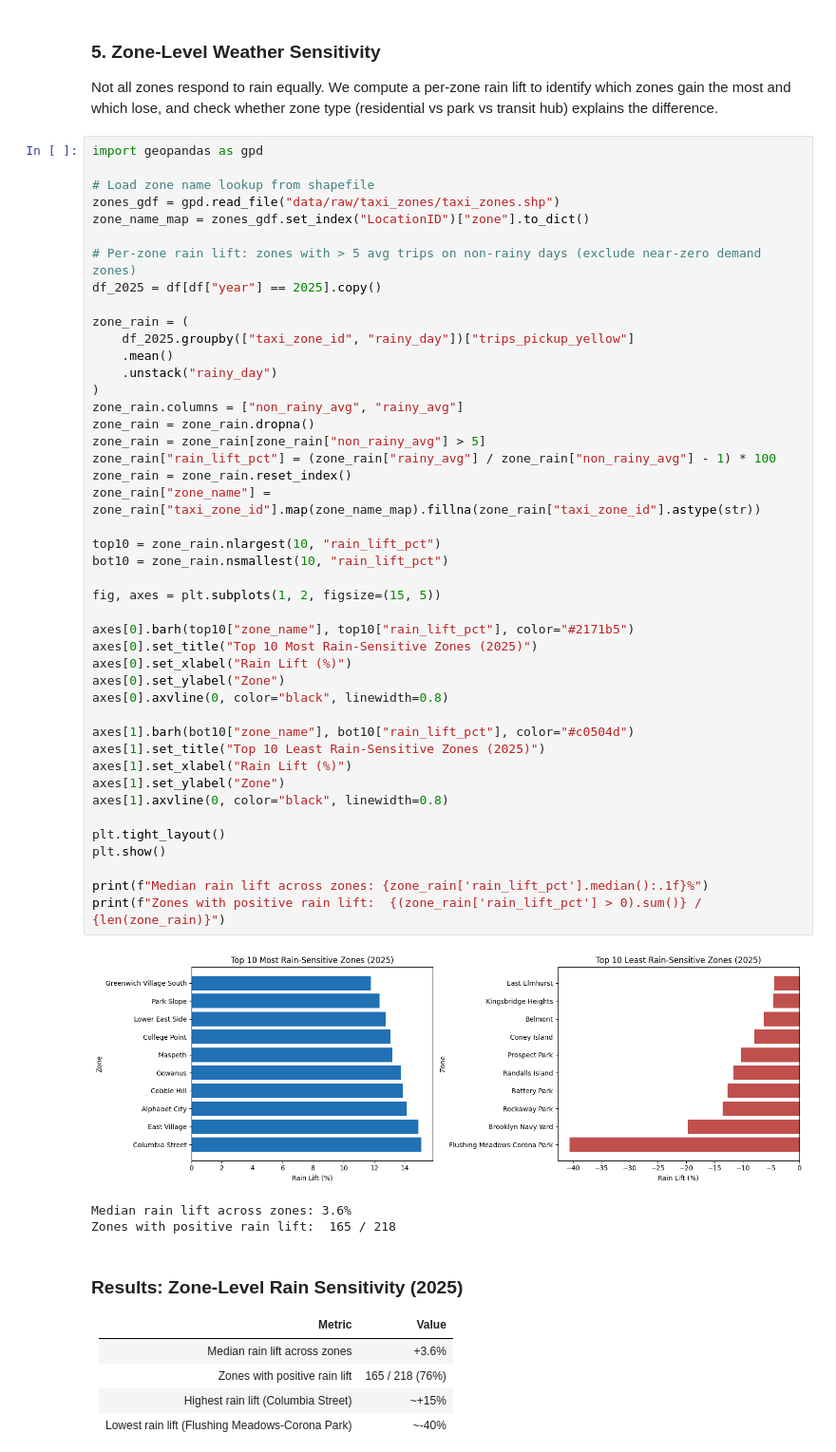
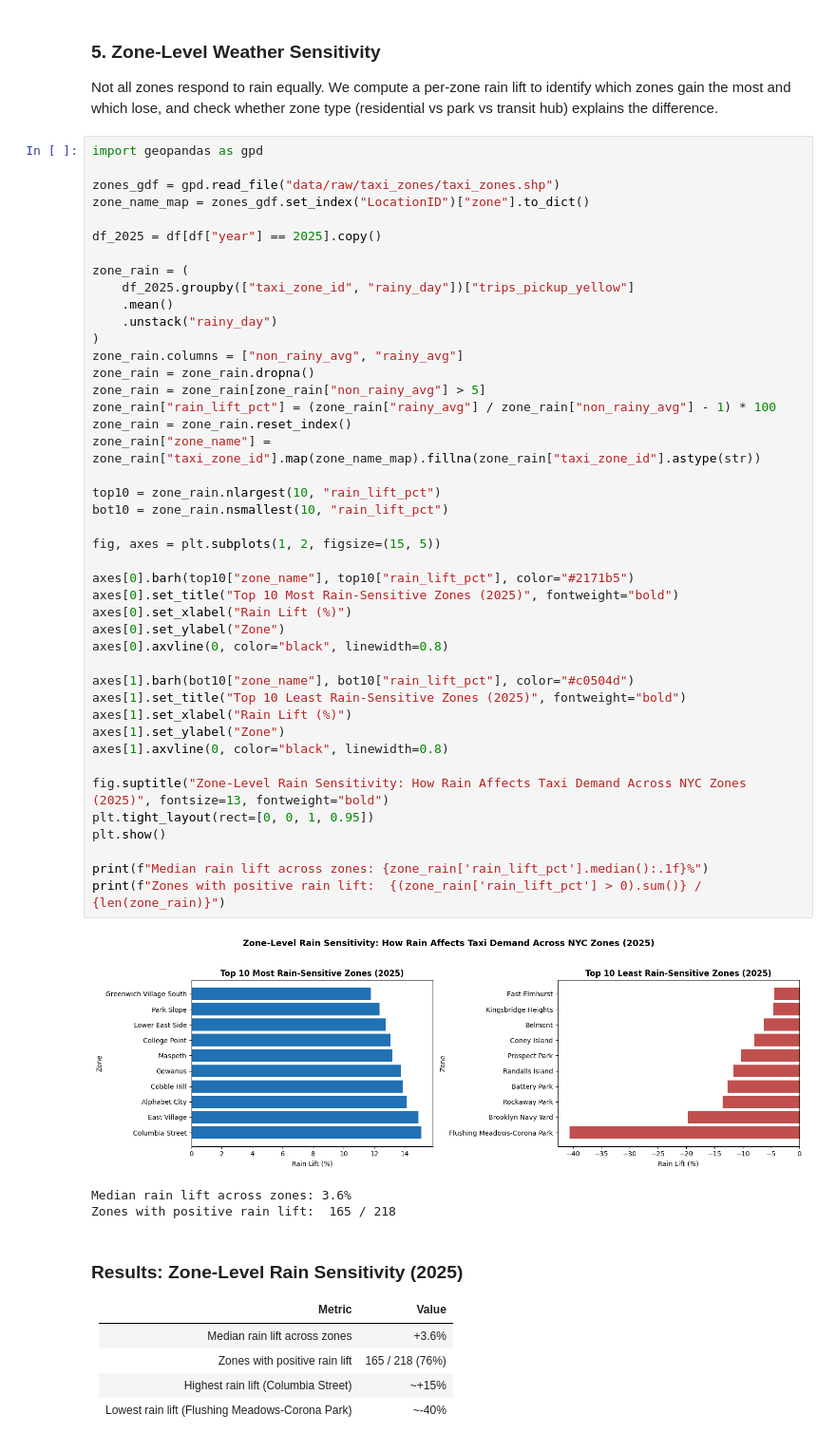
Before and after one commit to mmmmkk/DE-Final-Project-Group-Metropolitan, a Jupyter notebook: hypothesis_1_analysis.ipynb, the cells around one changed output. Shown at 95% size. Cells and saved outputs as stored; diff of their text form.

Commit message:
Updated the chart titles

```diff
--- a/hypothesis_1_analysis.ipynb
+++ b/hypothesis_1_analysis.ipynb
@@ -341,11 +334,9 @@ Not all zones respond to rain equally. We compute a per-zone rain lift to identi
 # %%
 import geopandas as gpd
 
-# Load zone name lookup from shapefile
 zones_gdf = gpd.read_file("data/raw/taxi_zones/taxi_zones.shp")
 zone_name_map = zones_gdf.set_index("LocationID")["zone"].to_dict()
 
-# Per-zone rain lift: zones with > 5 avg trips on non-rainy days (exclude near-zero demand zones)
 df_2025 = df[df["year"] == 2025].copy()
 
 zone_rain = (
@@ -353,37 +344,38 @@ zone_rain = (
     .mean()
     .unstack("rainy_day")
 )
 zone_rain.columns = ["non_rainy_avg", "rainy_avg"]
 zone_rain = zone_rain.dropna()
 zone_rain = zone_rain[zone_rain["non_rainy_avg"] > 5]
 zone_rain["rain_lift_pct"] = (zone_rain["rainy_avg"] / zone_rain["non_rainy_avg"] - 1) * 100
 zone_rain = zone_rain.reset_index()
 zone_rain["zone_name"] = zone_rain["taxi_zone_id"].map(zone_name_map).fillna(zone_rain["taxi_zone_id"].astype(str))
 
 top10 = zone_rain.nlargest(10, "rain_lift_pct")
 bot10 = zone_rain.nsmallest(10, "rain_lift_pct")
 
 fig, axes = plt.subplots(1, 2, figsize=(15, 5))
 
 axes[0].barh(top10["zone_name"], top10["rain_lift_pct"], color="#2171b5")
-axes[0].set_title("Top 10 Most Rain-Sensitive Zones (2025)")
+axes[0].set_title("Top 10 Most Rain-Sensitive Zones (2025)", fontweight="bold")
 axes[0].set_xlabel("Rain Lift (%)")
 axes[0].set_ylabel("Zone")
 axes[0].axvline(0, color="black", linewidth=0.8)
 
 axes[1].barh(bot10["zone_name"], bot10["rain_lift_pct"], color="#c0504d")
-axes[1].set_title("Top 10 Least Rain-Sensitive Zones (2025)")
+axes[1].set_title("Top 10 Least Rain-Sensitive Zones (2025)", fontweight="bold")
 axes[1].set_xlabel("Rain Lift (%)")
 axes[1].set_ylabel("Zone")
 axes[1].axvline(0, color="black", linewidth=0.8)
 
-plt.tight_layout()
+fig.suptitle("Zone-Level Rain Sensitivity: How Rain Affects Taxi Demand Across NYC Zones (2025)", fontsize=13, fontweight="bold")
+plt.tight_layout(rect=[0, 0, 1, 0.95])
 plt.show()
 
 print(f"Median rain lift across zones: {zone_rain['rain_lift_pct'].median():.1f}%")
 print(f"Zones with positive rain lift:  {(zone_rain['rain_lift_pct'] > 0).sum()} / {len(zone_rain)}")
 # %% [output]
-[figure, old version]
+[figure, new version]
 Median rain lift across zones: 3.6%
 Zones with positive rain lift:  165 / 218
 # %% [markdown]
```
Also changed, not shown: parts of 7 cells of this notebook.
